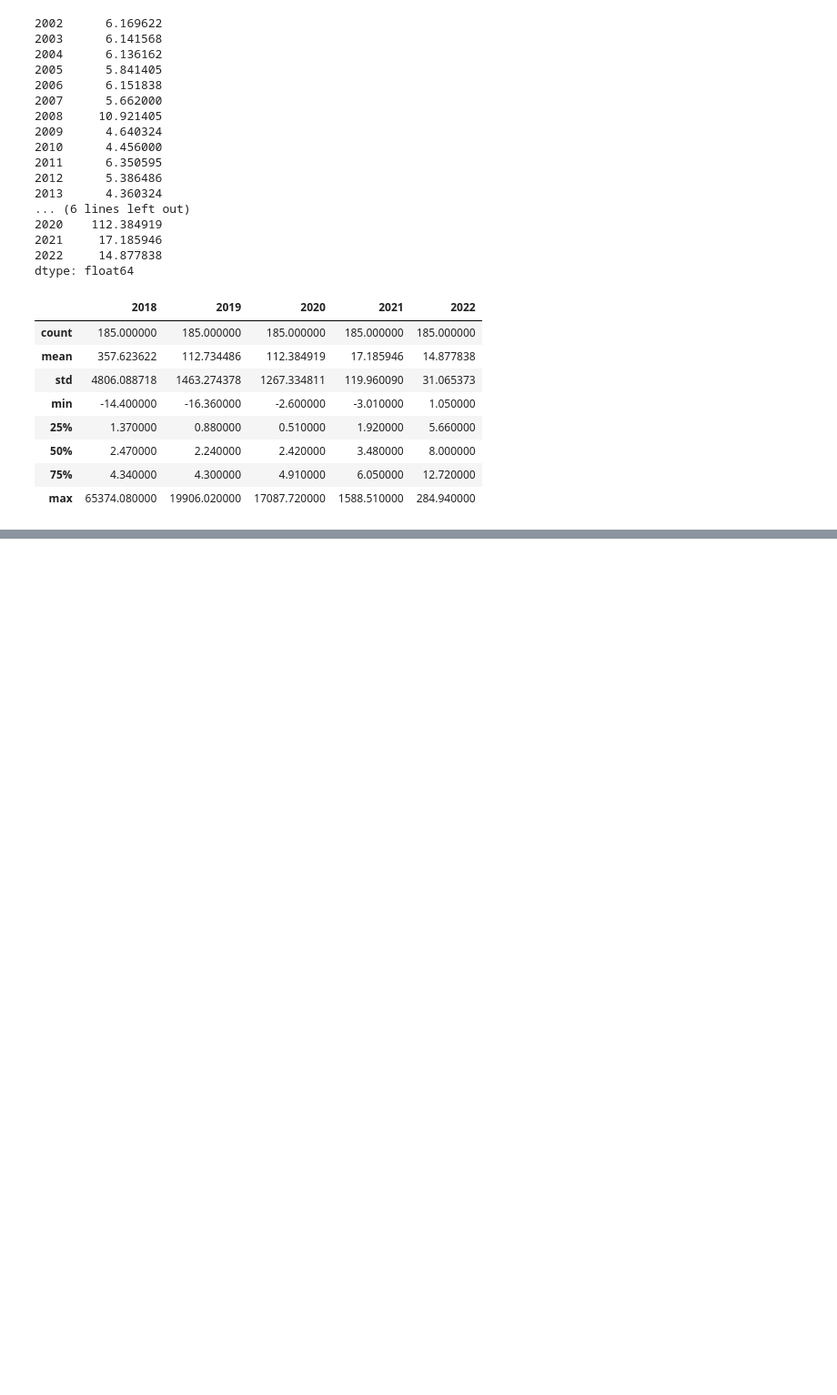
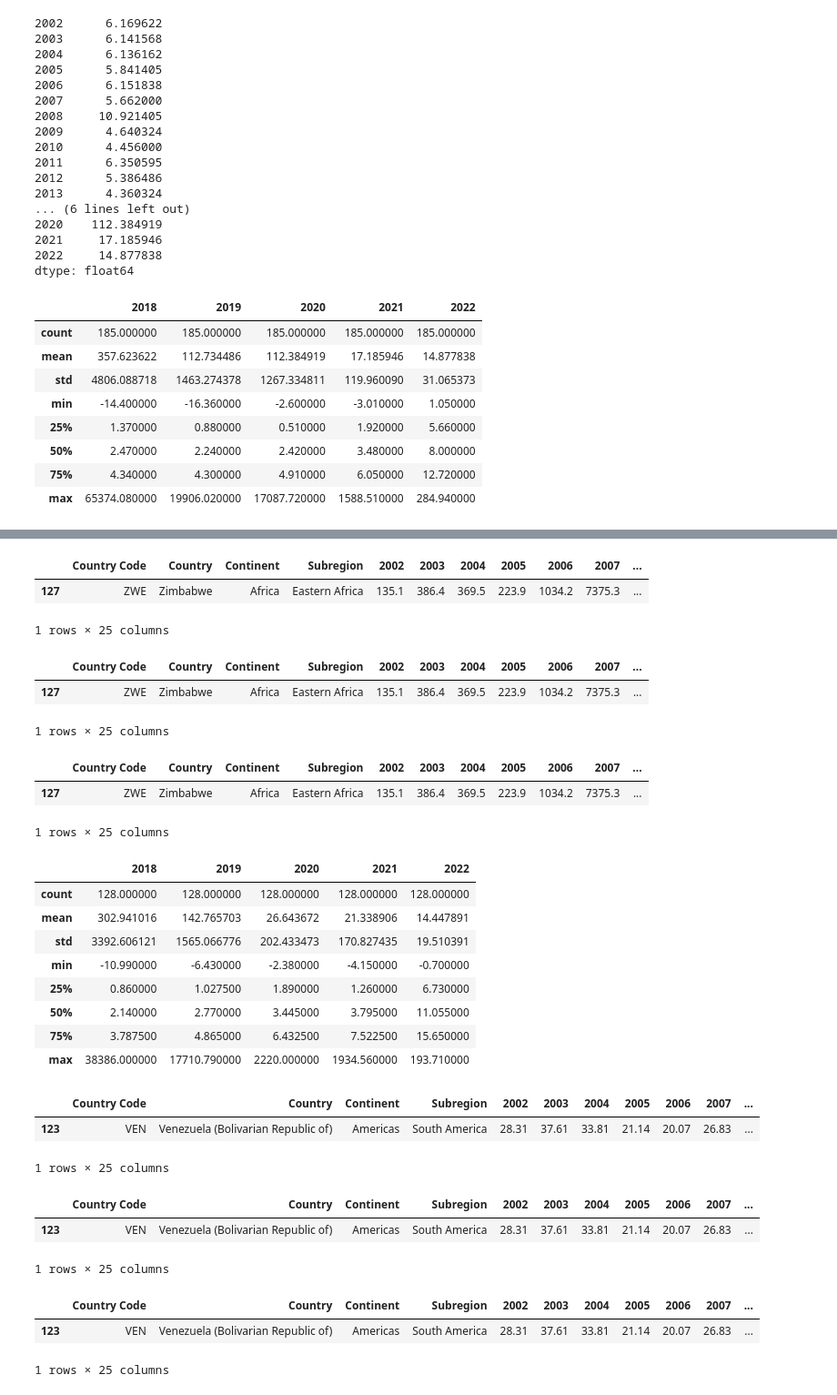
Before and after one commit to Waltzan/Project_3-Data_Engineering_Track, a Jupyter notebook: Data_Cleaning_Kim.ipynb, the cells around one changed output, grey strips where cells are left out. Shown: that part at 91% size. Saved outputs shown, nothing was run; the diff lists cells and outputs as text; code cells hidden in the pictures; blank space fills up the shorter version.

```diff
--- a/Data_Cleaning_Kim.ipynb
+++ b/Data_Cleaning_Kim.ipynb
@@ -404,0 +487,55 @@ headline_inflation.loc[headline_inflation['2020'] == headline_inflation['2020'].
+# %%
+# locate country with highest inflation in 2006
+food_inflation.loc[food_inflation['2006'] == food_inflation['2006'].max()]
+# %% [output]
+|  | Country Code | Country | Continent | Subregion | 2002 | 2003 | 2004 | 2005 | 2006 | 2007 | ... |
+| 127 | ZWE | Zimbabwe | Africa | Eastern Africa | 135.1 | 386.4 | 369.5 | 223.9 | 1034.2 | 7375.3 | ... |
+1 rows × 25 columns
+# %%
+# locate country with highest inflation in 2007
+food_inflation.loc[food_inflation['2007'] == food_inflation['2007'].max()]
+# %% [output]
+|  | Country Code | Country | Continent | Subregion | 2002 | 2003 | 2004 | 2005 | 2006 | 2007 | ... |
+| 127 | ZWE | Zimbabwe | Africa | Eastern Africa | 135.1 | 386.4 | 369.5 | 223.9 | 1034.2 | 7375.3 | ... |
+1 rows × 25 columns
+# %%
+# locate country with highest inflation in 2008
+food_inflation.loc[food_inflation['2008'] == food_inflation['2008'].max()]
+# %% [output]
+|  | Country Code | Country | Continent | Subregion | 2002 | 2003 | 2004 | 2005 | 2006 | 2007 | ... |
+| 127 | ZWE | Zimbabwe | Africa | Eastern Africa | 135.1 | 386.4 | 369.5 | 223.9 | 1034.2 | 7375.3 | ... |
+1 rows × 25 columns
+# %%
+# descriptive statistics from 2018-2022
+food_inflation.loc[:, '2018':'2022'].describe()
+# %% [output]
+|  | 2018 | 2019 | 2020 | 2021 | 2022 |
+| count | 128.000000 | 128.000000 | 128.000000 | 128.000000 | 128.000000 |
+| mean | 302.941016 | 142.765703 | 26.643672 | 21.338906 | 14.447891 |
+| std | 3392.606121 | 1565.066776 | 202.433473 | 170.827435 | 19.510391 |
+| min | -10.990000 | -6.430000 | -2.380000 | -4.150000 | -0.700000 |
+| 25% | 0.860000 | 1.027500 | 1.890000 | 1.260000 | 6.730000 |
+| 50% | 2.140000 | 2.770000 | 3.445000 | 3.795000 | 11.055000 |
+| 75% | 3.787500 | 4.865000 | 6.432500 | 7.522500 | 15.650000 |
+| max | 38386.000000 | 17710.790000 | 2220.000000 | 1934.560000 | 193.710000 |
+# %%
+# locate country with highest inflation in 2018
+food_inflation.loc[food_inflation['2018'] == food_inflation['2018'].max()]
+# %% [output]
+|  | Country Code | Country | Continent | Subregion | 2002 | 2003 | 2004 | 2005 | 2006 | 2007 | ... |
+| 123 | VEN | Venezuela (Bolivarian Republic of) | Americas | South America | 28.31 | 37.61 | 33.81 | 21.14 | 20.07 | 26.83 | ... |
+1 rows × 25 columns
+# %%
+# locate country with highest inflation in 2019
+food_inflation.loc[food_inflation['2019'] == food_inflation['2019'].max()]
+# %% [output]
+|  | Country Code | Country | Continent | Subregion | 2002 | 2003 | 2004 | 2005 | 2006 | 2007 | ... |
+| 123 | VEN | Venezuela (Bolivarian Republic of) | Americas | South America | 28.31 | 37.61 | 33.81 | 21.14 | 20.07 | 26.83 | ... |
+1 rows × 25 columns
+# %%
+# locate country with highest inflation in 2020
+food_inflation.loc[food_inflation['2020'] == food_inflation['2020'].max()]
+# %% [output]
+|  | Country Code | Country | Continent | Subregion | 2002 | 2003 | 2004 | 2005 | 2006 | 2007 | ... |
+| 123 | VEN | Venezuela (Bolivarian Republic of) | Americas | South America | 28.31 | 37.61 | 33.81 | 21.14 | 20.07 | 26.83 | ... |
+1 rows × 25 columns
```
Also changed, not shown: parts of 22 cells of this notebook.
